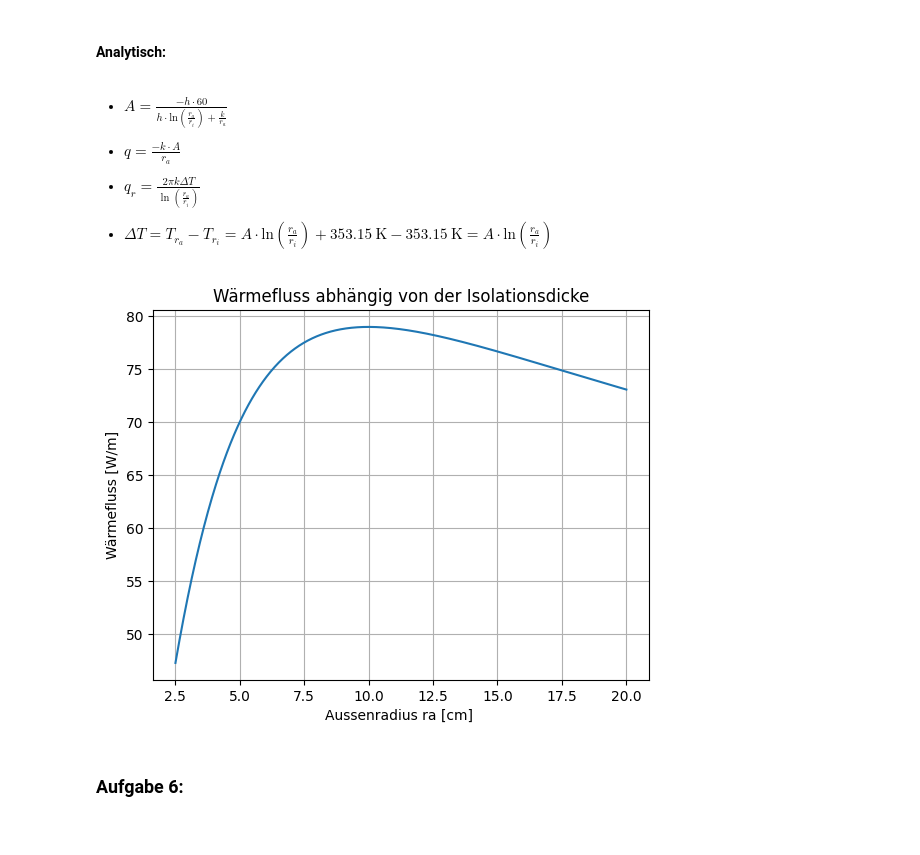
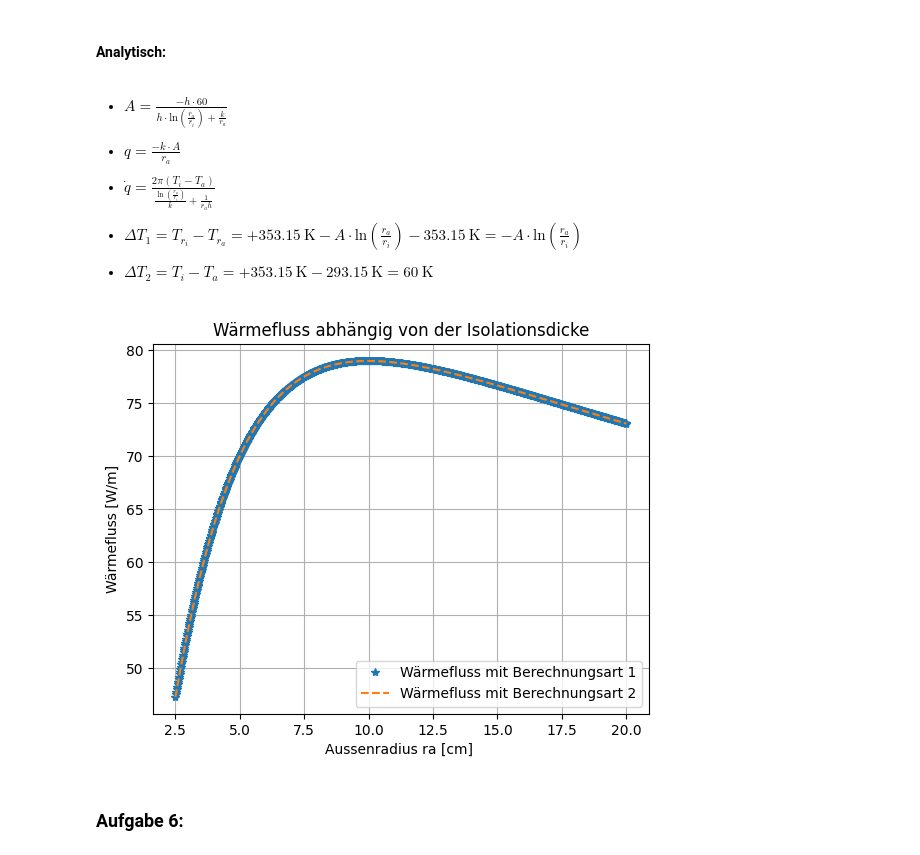
Before and after one commit to HansPeter21/CoP_Abgabe, a Jupyter notebook: Bericht_Mauro_Schegg.ipynb, the cells around one changed output. Saved outputs shown, nothing was run; the diff lists cells and outputs as text; code cells hidden in the pictures.

```diff
--- a/Bericht_Mauro_Schegg.ipynb
+++ b/Bericht_Mauro_Schegg.ipynb
@@ -351,10 +361,11 @@ k = 0.5 # [W/(m*K)] Wärmeleitfähigkeit
 - $ q =  \frac{-k \cdot A}{r_a}$
 
 - $
-q_r = \frac{2 \pi k \Delta T}{\ln\left(\frac{r_a}{r_i}\right)}
+\dot{q} = \frac{2 \pi (T_i-T_a)}{\frac{\ln\left(\frac{r_a}{r_i}\right)}{k}+\frac{1}{r_a h}}
 $
 
-- $\Delta{T} = T_{r_a}-T_{r_i} = A \cdot \text{ln}(\frac{r_a}{r_i}) + 353.15~\text{K} - 353.15~\text{K} =   A \cdot \text{ln}(\frac{r_a}{r_i}) $
+- $\Delta{T_1} = T_{r_i}-T_{r_a} = + 353.15~\text{K} - A \cdot \text{ln}(\frac{r_a}{r_i})  - 353.15~\text{K} =   -A \cdot \text{ln}(\frac{r_a}{r_i}) $
+- $\Delta{T_2} = T_{i}-T_{a} = + 353.15~\text{K} - 293.15~\text{K} = 60~\text{K}$
 # %%
 # Funktion für die Berechnung von A für ein ra
 A_cal = lambda ra: (-h*60)/(h*np.log(ra/ri)+k/ra)
@@ -362,11 +373,14 @@ A_cal = lambda ra: (-h*60)/(h*np.log(ra/ri)+k/ra)
 # Funktion für die Berechnung der Wärmestromdichte mit ra und A
 q_cal = lambda A,ra: -k*A/ra
 
-# Wärmefluss pro Längeneinheit
-qr_dot_cal = lambda delT,ra: -2*np.pi*delT*k/(np.log(ra/ri))
+# Wärmefluss pro Längeneinheit über Berechnungsart1:
+q_dot_cal = lambda ra: 2*np.pi*60/((np.log(ra/ri)/k)+(1/(ra*h)))
+
+# Wärmefluss pro Längeneinheit über Berechnungsart 2:
+q_dot_cal2 = lambda delT,ra: 2*np.pi*k*delT/((np.log(ra/ri)))
 
 # Berechnug der Temperaturdifferenz
-delT_cal = lambda A,ra: A*np.log(ra/ri)
+delT_cal = lambda A,ra: -A*np.log(ra/ri)
 
 # ra von 0.0251 m bis 0.2 m
 ra = np.linspace(0.0251,0.2,1000)
@@ -375,18 +389,21 @@ ra = np.linspace(0.0251,0.2,1000)
 A = A_cal(ra)
 
 # Berechnung DeltaT
-delT = delT_cal(A,ra)
+delT1 = delT_cal(A,ra)
 
 # Berechnung Wärmefluss pro Längeneinheit
-qr_dot = qr_dot_cal(delT,ra)
+q_dot = q_dot_cal(ra)
+q_dot2 = q_dot_cal2(delT1,ra)
 # %%
-plt.plot(ra*100,qr_dot)
+plt.plot(ra*100,q_dot,"*",label= "Wärmefluss mit Berechnungsart 1")
+plt.plot(ra*100,q_dot2,"--", label = "Wärmefluss mit Berechnungsart 2")
 plt.ylabel("Wärmefluss [W/m]")
 plt.xlabel("Aussenradius ra [cm] ")
 plt.title("Wärmefluss abhängig von der Isolationsdicke")
+plt.legend()
 plt.grid()
 # %% [output]
-[figure, old version]
+[figure, new version]
 # %% [markdown]
 ### Aufgabe 6:
 # %% [markdown]
```
Also changed, not shown: parts of 6 cells of this notebook.
